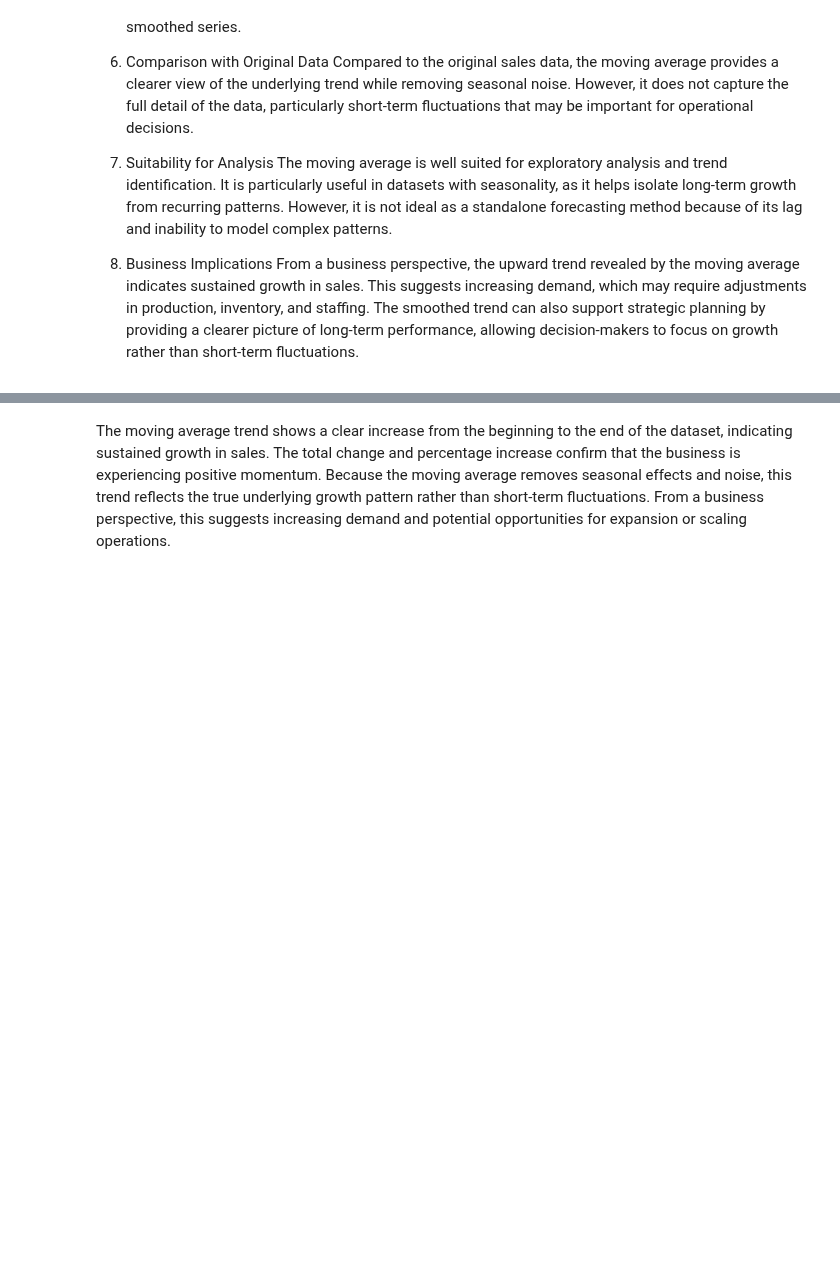
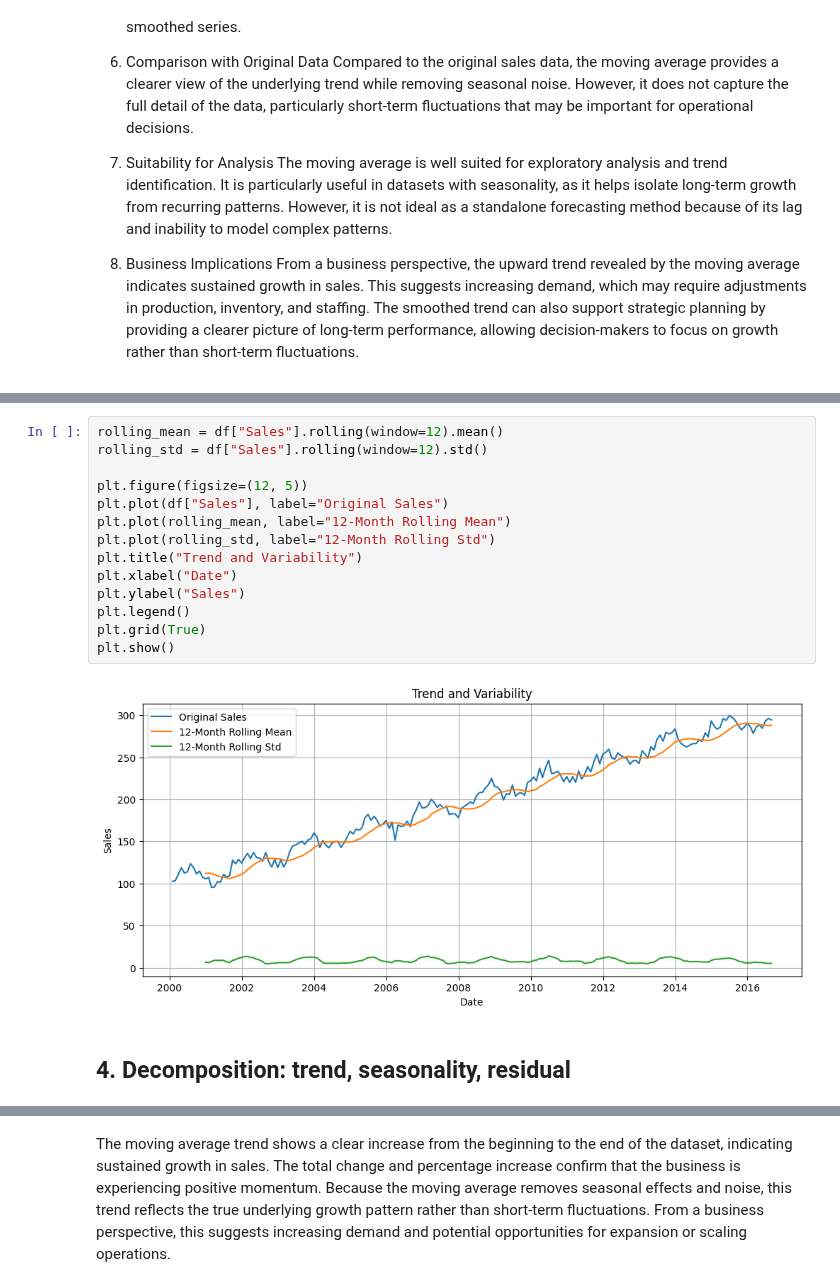
Before and after one commit to hawa1983/MG-628, a Jupyter notebook: SalesTimeSeries.ipynb, the cells around one changed output, grey strips where cells are left out. Saved outputs shown, nothing was run; the diff lists cells and outputs as text; blank space fills up the shorter version.

```diff
--- a/SalesTimeSeries.ipynb
+++ b/SalesTimeSeries.ipynb
@@ -286,0 +160,18 @@ plt.show()
+# %%
+rolling_mean = df["Sales"].rolling(window=12).mean()
+rolling_std = df["Sales"].rolling(window=12).std()
+
+plt.figure(figsize=(12, 5))
+plt.plot(df["Sales"], label="Original Sales")
+plt.plot(rolling_mean, label="12-Month Rolling Mean")
+plt.plot(rolling_std, label="12-Month Rolling Std")
+plt.title("Trend and Variability")
+plt.xlabel("Date")
+plt.ylabel("Sales")
+plt.legend()
+plt.grid(True)
+plt.show()
+# %% [output]
+[figure, added]
+# %% [markdown]
+## 4. Decomposition: trend, seasonality, residual
```
Also changed, not shown: parts of 69 cells of this notebook.
